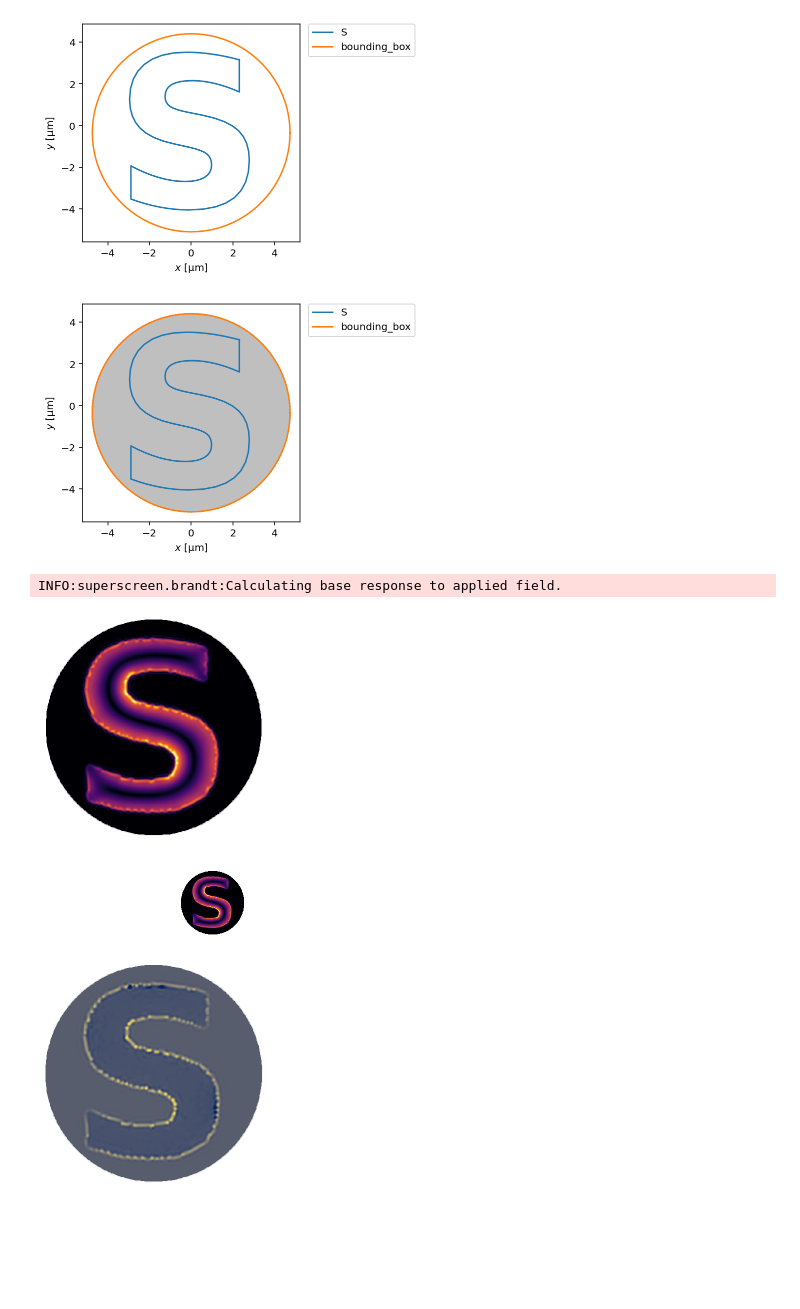
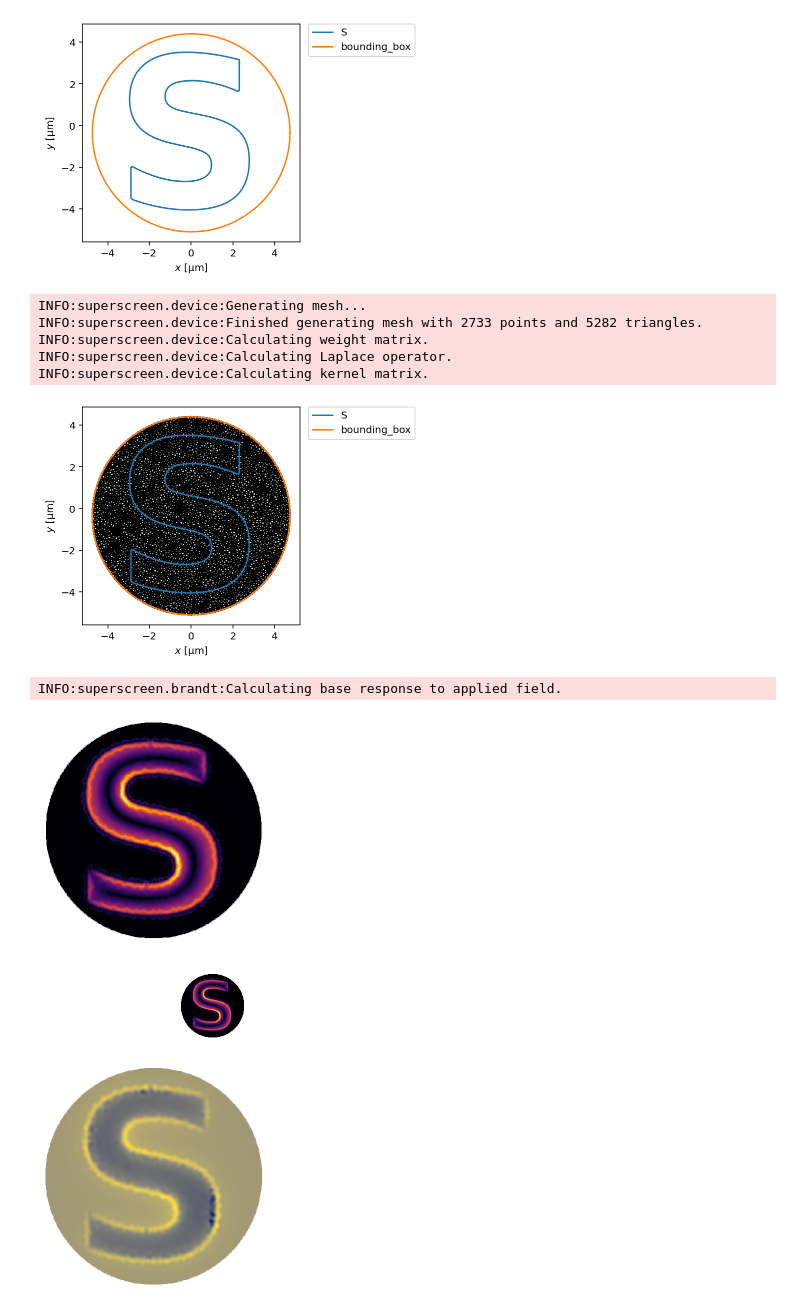
Before and after one commit to loganbvh/superscreen, a Jupyter notebook: docs/notebooks/logo.ipynb, the cells around one changed output. Drawn from its saved outputs; the diff is of its cells as text; code cells hidden in the pictures; blank space fills up the shorter version.

```diff
--- a/docs/notebooks/logo.ipynb
+++ b/docs/notebooks/logo.ipynb
@@ -11,14 +18,19 @@ import superscreen as sc
 # %%
 fontprops = fm.FontProperties(weight="bold", family="sans-serif")
-path = mpl.textpath.TextPath(
-    (0, 0), "S", size=10, prop=fontprops
-)
+path = mpl.textpath.TextPath((0, 0), "S", size=10, prop=fontprops)
 # %%
-t = np.linspace(0, 1, 5)
+s_points = 251
+
+t = np.linspace(0, 1, 11)
 segments = [bezier(t) for bezier, _ in path.iter_bezier()]
-points = np.concatenate(segments, axis=0)
+points = np.concatenate(segments)
 points[:, 0] -= points[:, 0].mean()
 points[:, 1] -= points[:, 1].mean()
+_, ix = np.unique(points, axis=0, return_index=True)
+points = points[np.sort(ix)]
+tck, u = splprep(points.T, k=1, s=0)
+x, y = splev(np.linspace(0, 1, s_points), tck)
+points = np.stack([x, y], axis=1)[1:]
 # %%
 fig, ax = plt.subplots()
 ax.set_aspect("equal")
@@ -55,12 +67,18 @@ device.plot_polygons()
 <AxesSubplot:xlabel='$x$ $[\\mathrm{µm}]$', ylabel='$y$ $[\\mathrm{µm}]$'>
 [figure]
 # %%
-device.make_mesh(min_triangles=12_000, optimesh_steps=400)
+device.make_mesh(min_triangles=5_000, optimesh_steps=None)
+# %% [output]
+INFO:superscreen.device:Generating mesh...
+INFO:superscreen.device:Finished generating mesh with 2733 points and 5282 triangles.
+INFO:superscreen.device:Calculating weight matrix.
+INFO:superscreen.device:Calculating Laplace operator.
+INFO:superscreen.device:Calculating kernel matrix.
 # %%
-ax = device.plot_mesh(color="k", alpha=0.25)
+ax = device.plot_mesh(color="k", alpha=1)
 ax = device.plot_polygons(ax=ax)
 # %% [output]
-[figure, old version]
+[figure, new version]
 # %%
 applied_field = sc.sources.ConstantField(1)
 
@@ -75,17 +93,18 @@ INFO:superscreen.brandt:Calculating base response to applied field.
 fig_formats = ["png"]
 # %%
 fig, axes = solutions[-1].plot_currents(
-    grid_shape=500, streamplot=False, vmin=0, vmax=800, colorbar=False,
+    grid_shape=500, streamplot=False, vmin=0, vmax=750, colorbar=False
 )
 
 for a in axes:
     a.axis("off")
     a.set_title("")
 
-for fmt in fig_formats:
-    fig.savefig(f"../images/logo_currents.{fmt}", dpi=600, bbox_inches="tight")
+if SAVE:
+    for fmt in fig_formats:
+        fig.savefig(f"../images/logo_currents.{fmt}", dpi=600, bbox_inches="tight")
 # %% [output]
-[figure, old version]
+[figure, new version]
 # %%
 fig, axes = solutions[-1].plot_currents(
     grid_shape=500, streamplot=False, vmin=0, vmax=800, colorbar=False,
@@ -97,23 +116,23 @@ for a in axes:
     a.set_xlim(-25, 25)
     a.set_ylim(-5.1, 5.1)
 
-for fmt in fig_formats:
-    fig.savefig(f"../images/logo_currents_small.{fmt}", dpi=600, bbox_inches="tight")
+if SAVE:
+    for fmt in fig_formats:
+        fig.savefig(f"../images/logo_currents_small.{fmt}", dpi=600, bbox_inches="tight")
 # %% [output]
 [figure]
 # %%
-fig, axes = solutions[-1].plot_fields(
-    grid_shape=500, vmin=0, vmax=3, colorbar=False,
-)
+fig, axes = solutions[-1].plot_fields(grid_shape=500, colorbar=False)
 
 for a in axes:
     a.axis("off")
     a.set_title("")
 
-for fmt in fig_formats:
-    fig.savefig(f"../images/logo_fields.{fmt}", dpi=600, bbox_inches="tight")
+if SAVE:
+    for fmt in fig_formats:
+        fig.savefig(f"../images/logo_fields.{fmt}", dpi=600, bbox_inches="tight")
 # %% [output]
-[figure, old version]
+[figure, new version]
 # %%
 fig, axes = solutions[-1].plot_streams(colorbar=False)
 
```
Also changed, not shown: parts of 4 cells of this notebook, 8 other files.
